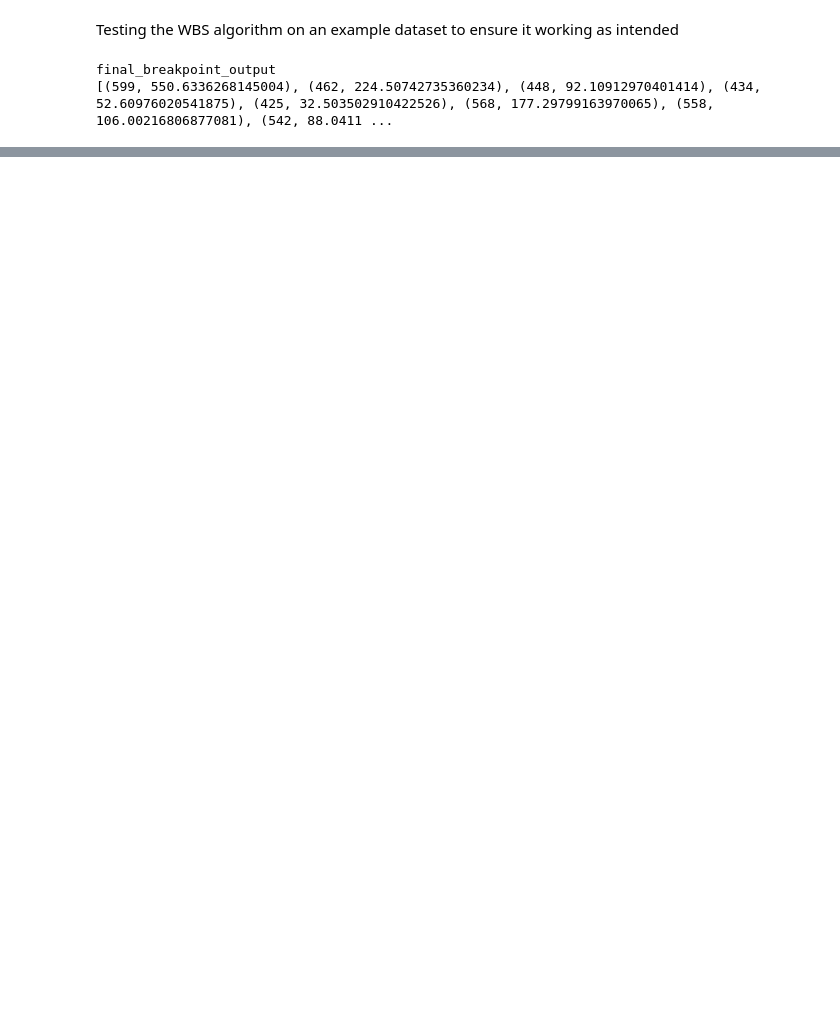
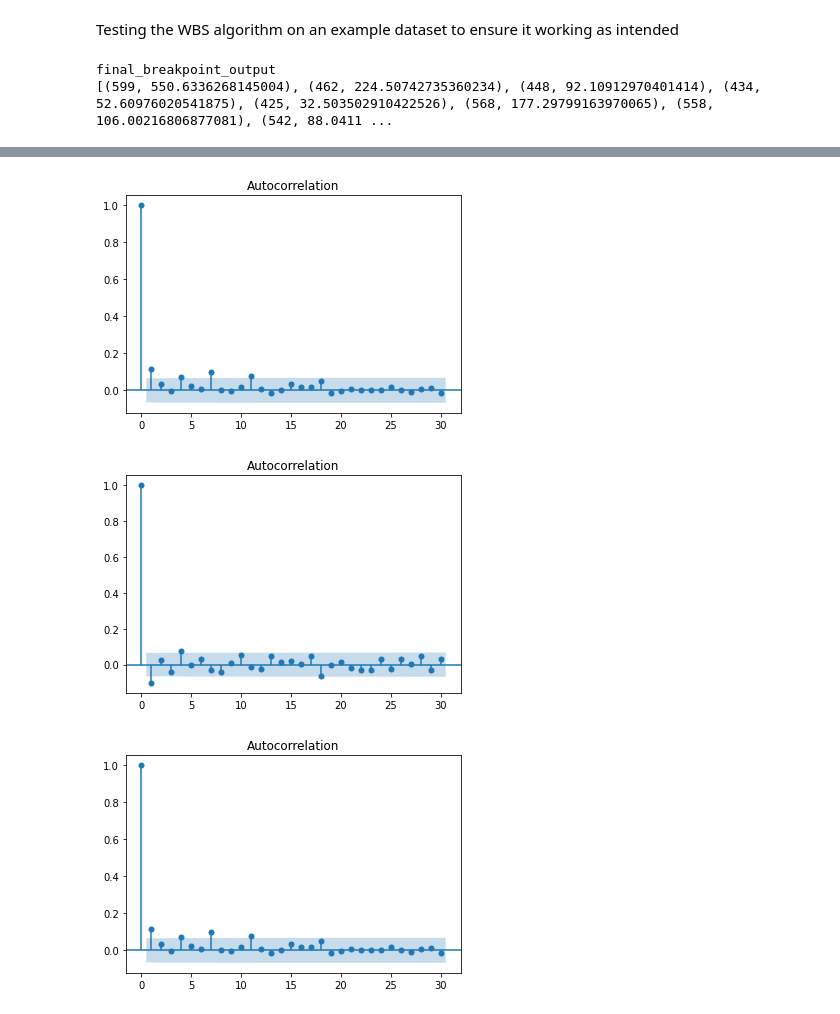
Before and after one commit to jonathan-bugg/crypto_portfolio_opt, a Jupyter notebook: coin_eda.ipynb, the cells around one changed output, grey strips where cells are left out. Drawn from its saved outputs; the diff is of its cells as text; code cells hidden in the pictures; blank space fills up the shorter version.

```diff
--- a/coin_eda.ipynb
+++ b/coin_eda.ipynb
@@ -316,0 +386,14 @@ max_break_point(btc_array_standardized, s=0, e=len(btc_array_standardized))
+# %%
+from statsmodels.graphics.tsaplots import plot_acf
+# seed pseudorandom number generator
+
+# create acf plot
+plot_acf(return_subset_norm_array)
+
+squared_return = return_subset_norm_array ** 2
+
+plot_acf(squared_return)
+# %% [output]
+[figure, added]
+[figure, added]
+[figure, added]
```
Also changed, not shown: parts of 20 cells of this notebook.
